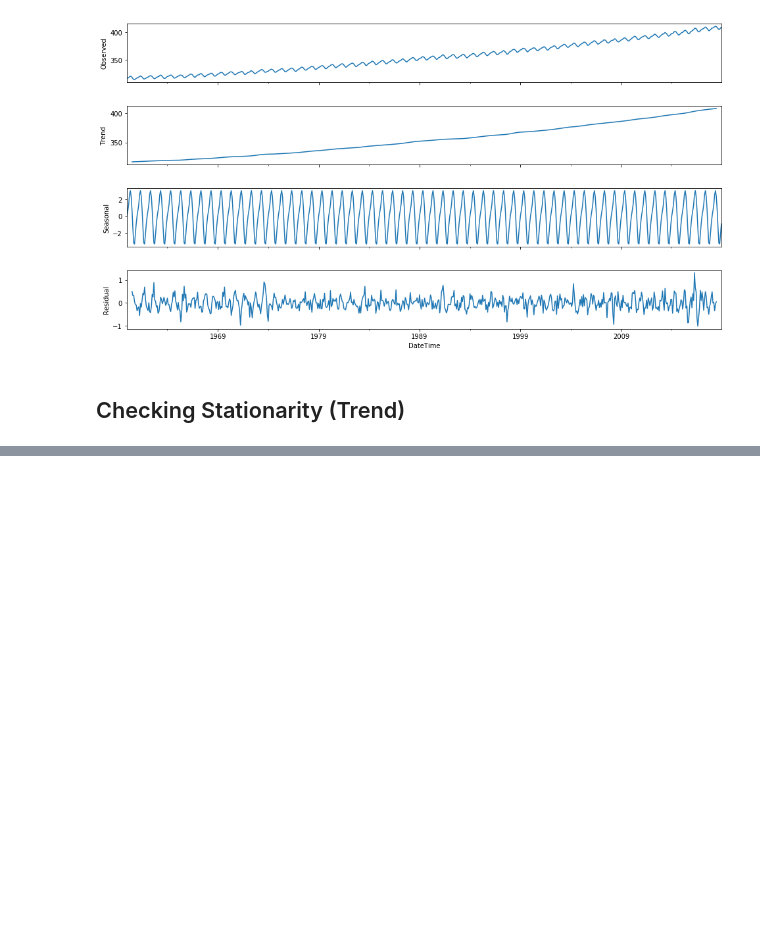
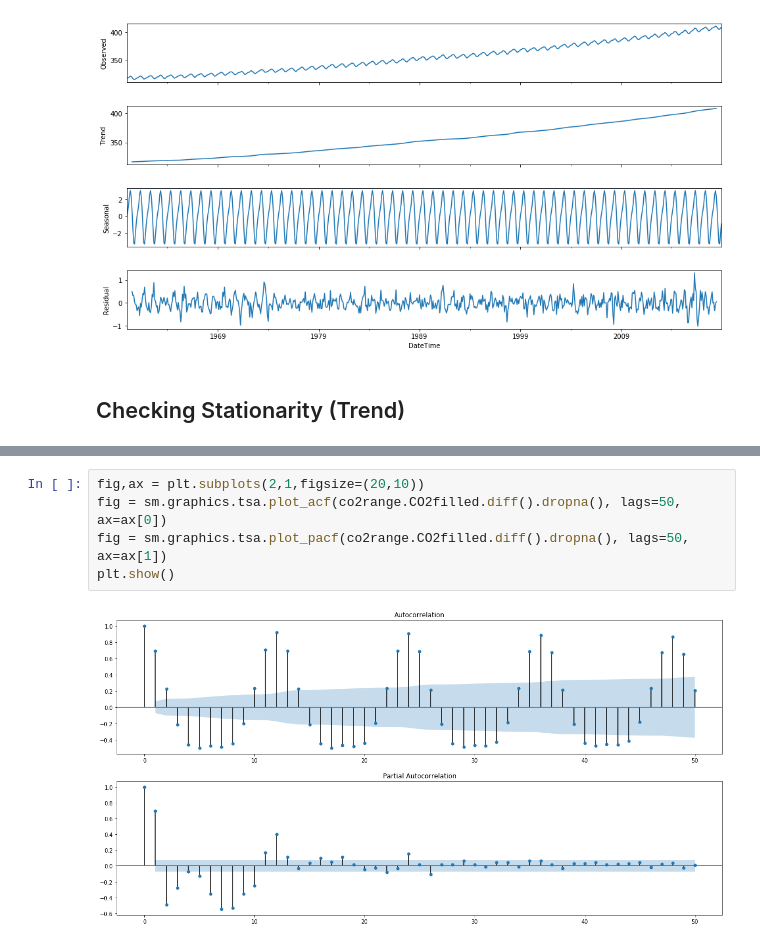
Before and after one commit to SimoAntikainen/sarimax-climate-change-forecast, a Jupyter notebook: Untitled.ipynb, the cells around one changed output, grey strips where cells are left out. Saved outputs shown, nothing was run; the diff lists cells and outputs as text; blank space fills up the shorter version.

```diff
--- a/Untitled.ipynb
+++ b/Untitled.ipynb
@@ -467,0 +497,7 @@ p-value:0.9885944880242227
+# %%
+fig,ax = plt.subplots(2,1,figsize=(20,10))
+fig = sm.graphics.tsa.plot_acf(co2range.CO2filled.diff().dropna(), lags=50, ax=ax[0])
+fig = sm.graphics.tsa.plot_pacf(co2range.CO2filled.diff().dropna(), lags=50, ax=ax[1])
+plt.show()
+# %% [output]
+[figure, added]
```
Also changed, not shown: parts of 11 cells of this notebook.
